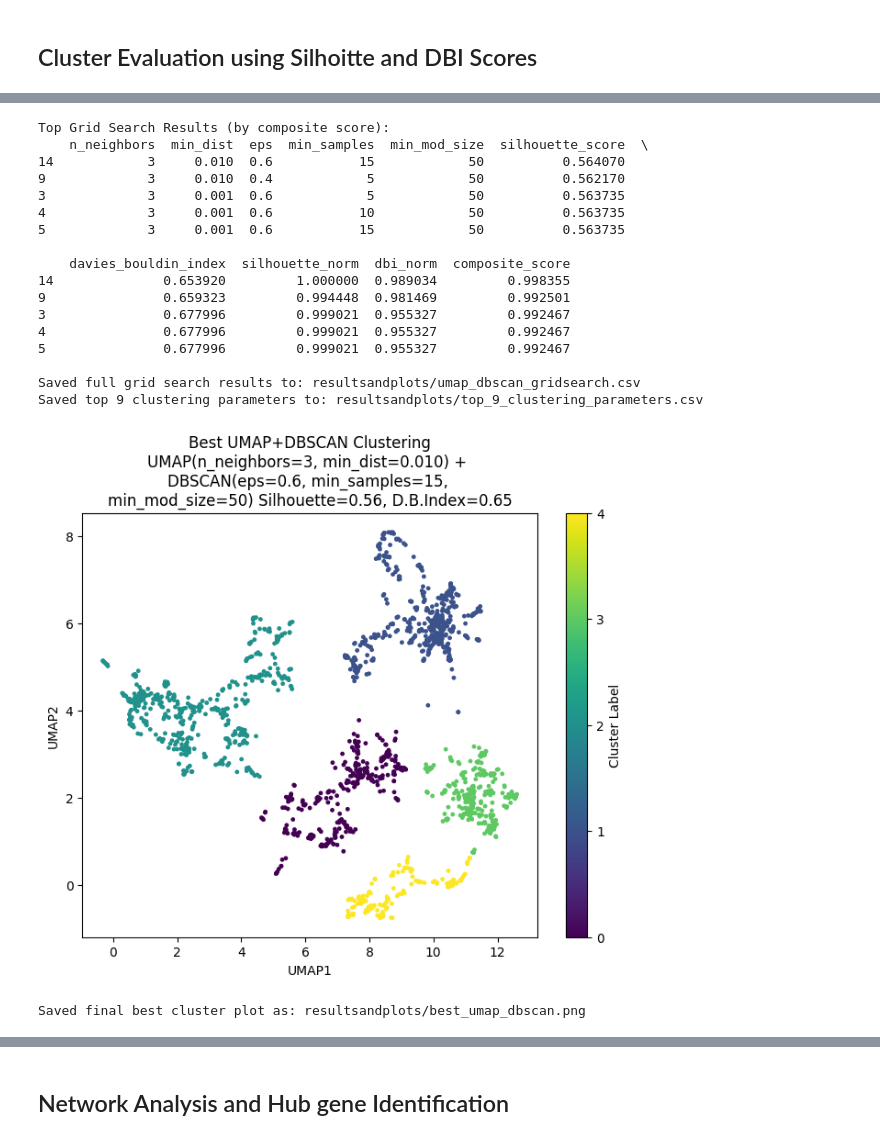
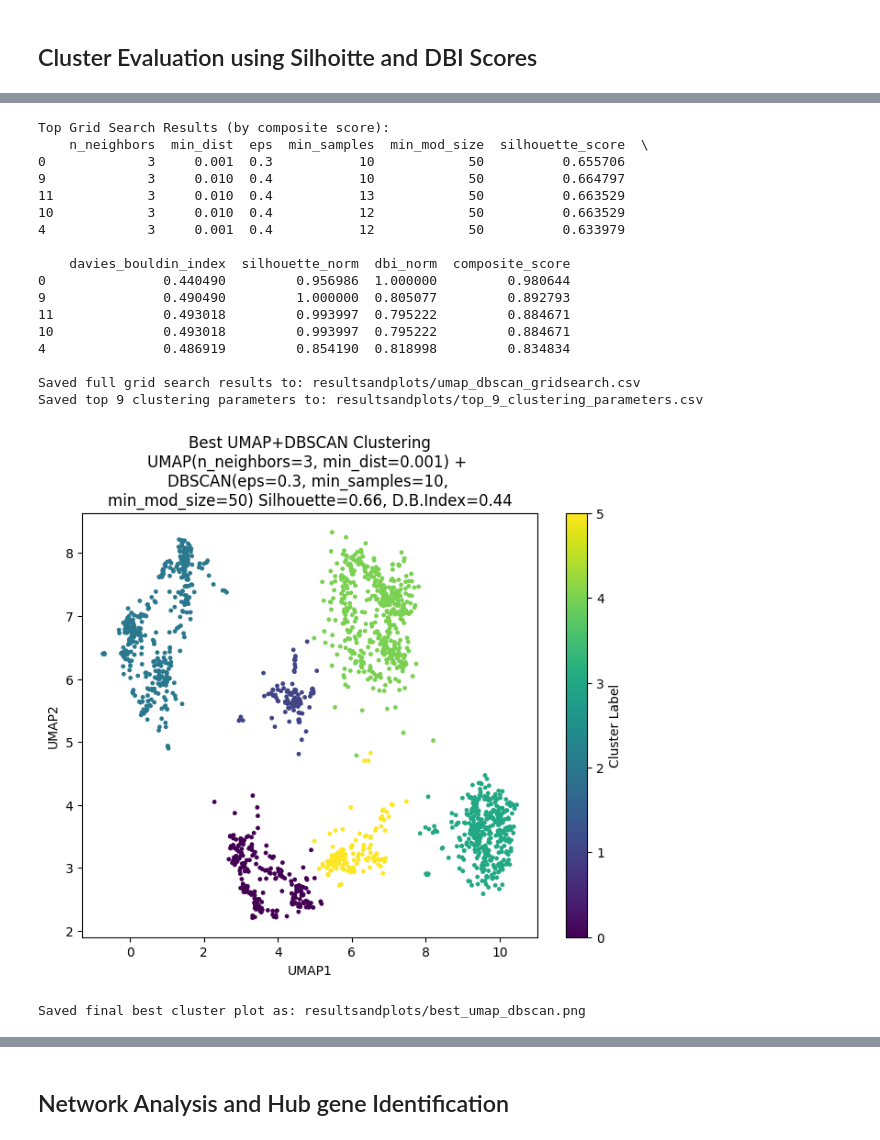
Before and after one commit to msureil/DiffCoRank, a Jupyter notebook: DiffCoRank_Final_Notebook.ipynb, the cells around one changed output, grey strips where cells are left out. Drawn from its saved outputs; the diff is of its cells as text; code cells hidden in the pictures.

Commit message:
Changed TOM Distance Function, Changed Network centrality handling

```diff
--- a/DiffCoRank_Final_Notebook.ipynb
+++ b/DiffCoRank_Final_Notebook.ipynb
@@ -754,33 +755,23 @@ Then we define the distance as TOMdist[i,j] = 1.0 - TOM[i,j].
 
 This approach is from the WGCNA / DiffCoEx.
 # %%
-C1_SC = corrsSC['C1']  # NxN (subset)
-C2_SC = corrsSC['C2']
-# e.g. A_diff[i,j] = |C1[i,j] - C2[i,j]|
-A_diff = np.abs(C1_SC - C2_SC)
-
-
 def compute_TOM_distance(D):
 
-
     N = D.shape[0]
-    rowSum = np.sum(D, axis=1) # Summation of each row, used in the denominator
+    np.fill_diagonal(D,0) #The Diagonal is set to zero to get rid of the self-adjacency
+    rowSum = np.sum(D,axis=1) #This is the Row Sum
 
     TOM = np.zeros((N, N), dtype=np.float64) #TOM Array Initialization
 
     #Here, we are computing only the upper triangle, then mirror
     for i in range(N):
         for j in range(i+1, N):
-
-            #calculating the numerator
             shared = 0.0
             for k in range(N):
-                if k!= i and k!= j:
-                    shared+= min(D[i,k], D[j,k])
-            numerator = shared + D[i,j]
+                shared += D[i,k]*D[k,j]
 
-            #calculating denominator
-            denominator = min(rowSum[i], rowSum[j]) + 1.0 - D[i,j]
+            numerator = shared + D[i,j]    #Neumerator
+            denominator = min(rowSum[i],rowSum[j]) + 1.0 - D[i,j] #Denominator
 
             if denominator!= 0:
                 TOM[i,j] = numerator/denominator
@@ -790,7 +781,6 @@ def compute_TOM_distance(D):
             # Mirror
             TOM[j,i] = TOM[i,j]
 
-    #converting to a distance measure
-    TOMdist = 1.0 - TOM
+    TOMdist = 1.0 - TOM   #COnvert to Distance Matrix
     return TOMdist
 # %%
@@ -890,7 +891,7 @@ def density_cluster(umap_embedding, eps, min_samples, min_mod_size, merge0=True)
     for m in unique_labels:
         cluster_size = np.sum(mods == m)
         if cluster_size <= min_mod_size:
-            mods[mods == m] = -1  # Mark these points as noise
+            mods[mods == m] = -1  #Mark these points as noise
 
     #If merge0=True, assign noise points to the nearest cluster
     if merge0:
@@ -923,7 +924,7 @@ def density_cluster(umap_embedding, eps, min_samples, min_mod_size, merge0=True)
     return mods
 
 
-modsSC = density_cluster( umapSC, eps=0.6, min_samples=20, min_mod_size=50, merge0=True)
+modsSC = density_cluster( umapSC, eps=0.3, min_samples=13, min_mod_size=50, merge0=True)
 
 sc = plt.scatter(umapSC['x'], umapSC['y'], c=modsSC, cmap='viridis', s=4)
 plt.title('DBSCAN Clustering of Strongly Connected Genes')
@@ -1028,7 +1029,7 @@ def grid_search_umap_dbscan(
     )
 
     # Composite score
-    df['composite_score'] = 0.85* df['silhouette_norm'] + 0.15* df['dbi_norm']
+    df['composite_score'] = 0.45* df['silhouette_norm'] + 0.55* df['dbi_norm']
 
     return df
 
@@ -1037,10 +1038,10 @@ if __name__ == "__main__":
 
     distance_matrix = adSC["TOMdist"]
 
-    n_neighbors_range  = [3, 5, 10]
-    min_dist_range     = [0.001, 0.01, 0.1]
-    eps_range          = [0.4, 0.6, 0.8]
-    min_samples_range  = [5, 10, 15]
+    n_neighbors_range  = [3, 5]
+    min_dist_range     = [0.001, 0.01]
+    eps_range          = [0.3, 0.4]
+    min_samples_range  = [10,12,13]
     min_mod_size_range = [50]
 
     MERGE_NOISE = True
@@ -1097,45 +1098,45 @@ if __name__ == "__main__":
     sil_val = float(best_params['silhouette_score'])
     db_val = float(best_params['davies_bouldin_index'])
 
 
     title_str = (
         f"Best UMAP+DBSCAN Clustering\n"
         f"UMAP(n_neighbors={int(best_params['n_neighbors'])}, min_dist={float(best_params['min_dist']):.3f}) + \n"
         f"DBSCAN(eps={float(best_params['eps'])}, min_samples={int(best_params['min_samples'])}, \n"
         f"min_mod_size={int(best_params['min_mod_size'])})"
         f" Silhouette={sil_val:.2f}, D.B.Index={db_val:.2f}"
     )
 
-    plt.title(title_str)
+    plt.title(title_str)2025
     plt.xlabel("UMAP1")
     plt.ylabel("UMAP2")
     cbar = plt.colorbar(sc, ticks=np.unique(best_labels))
     cbar.set_label("Cluster Label")
     cbar.ax.set_yticklabels([str(lbl) if lbl != -1 else "Noise" for lbl in np.unique(best_labels)])
 
     final_plot_path = os.path.join("resultsandplots", "best_umap_dbscan.png")
     plt.savefig(final_plot_path, dpi=600)
     plt.show()
     print(f"Saved final best cluster plot as: {final_plot_path}")
 # %% [output]
 Top Grid Search Results (by composite score):
     n_neighbors  min_dist  eps  min_samples  min_mod_size  silhouette_score  \
-14            3     0.010  0.6           15            50          0.564070
-9             3     0.010  0.4            5            50          0.562170
-3             3     0.001  0.6            5            50          0.563735
-4             3     0.001  0.6           10            50          0.563735
-5             3     0.001  0.6           15            50          0.563735
+0             3     0.001  0.3           10            50          0.655706
+9             3     0.010  0.4           10            50          0.664797
+11            3     0.010  0.4           13            50          0.663529
+10            3     0.010  0.4           12            50          0.663529
+4             3     0.001  0.4           12            50          0.633979
 
     davies_bouldin_index  silhouette_norm  dbi_norm  composite_score
-14              0.653920         1.000000  0.989034         0.998355
-9               0.659323         0.994448  0.981469         0.992501
-3               0.677996         0.999021  0.955327         0.992467
-4               0.677996         0.999021  0.955327         0.992467
-5               0.677996         0.999021  0.955327         0.992467
+0               0.440490         0.956986  1.000000         0.980644
+9               0.490490         1.000000  0.805077         0.892793
+11              0.493018         0.993997  0.795222         0.884671
+10              0.493018         0.993997  0.795222         0.884671
+4               0.486919         0.854190  0.818998         0.834834
 
 Saved full grid search results to: resultsandplots/umap_dbscan_gridsearch.csv
 Saved top 9 clustering parameters to: resultsandplots/top_9_clustering_parameters.csv
-[figure, old version]
+[figure, new version]
 Saved final best cluster plot as: resultsandplots/best_umap_dbscan.png
 # %%
 top_param_path = os.path.join("resultsandplots", "top_9_clustering_parameters.csv")
```
Also changed, not shown: parts of 13 cells of this notebook.
